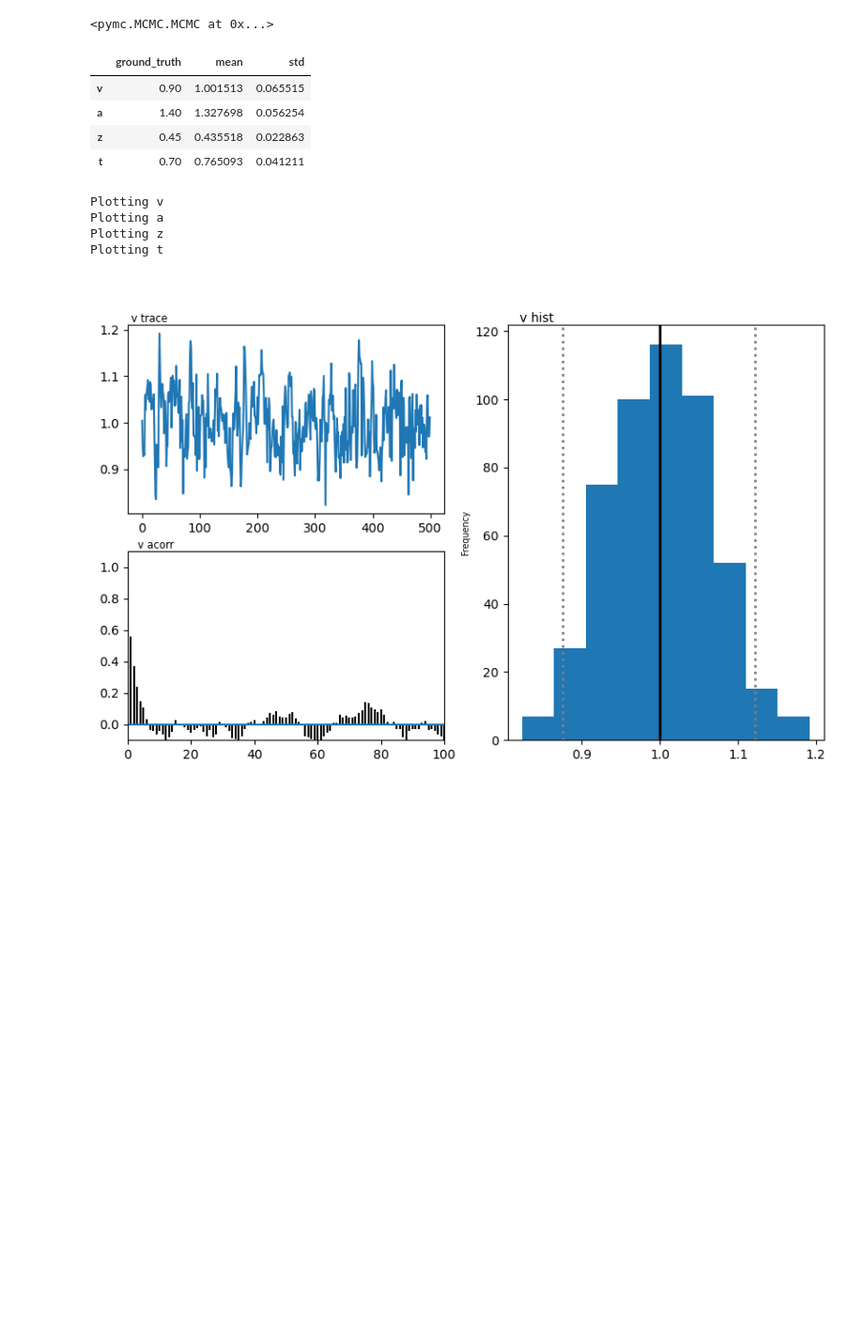
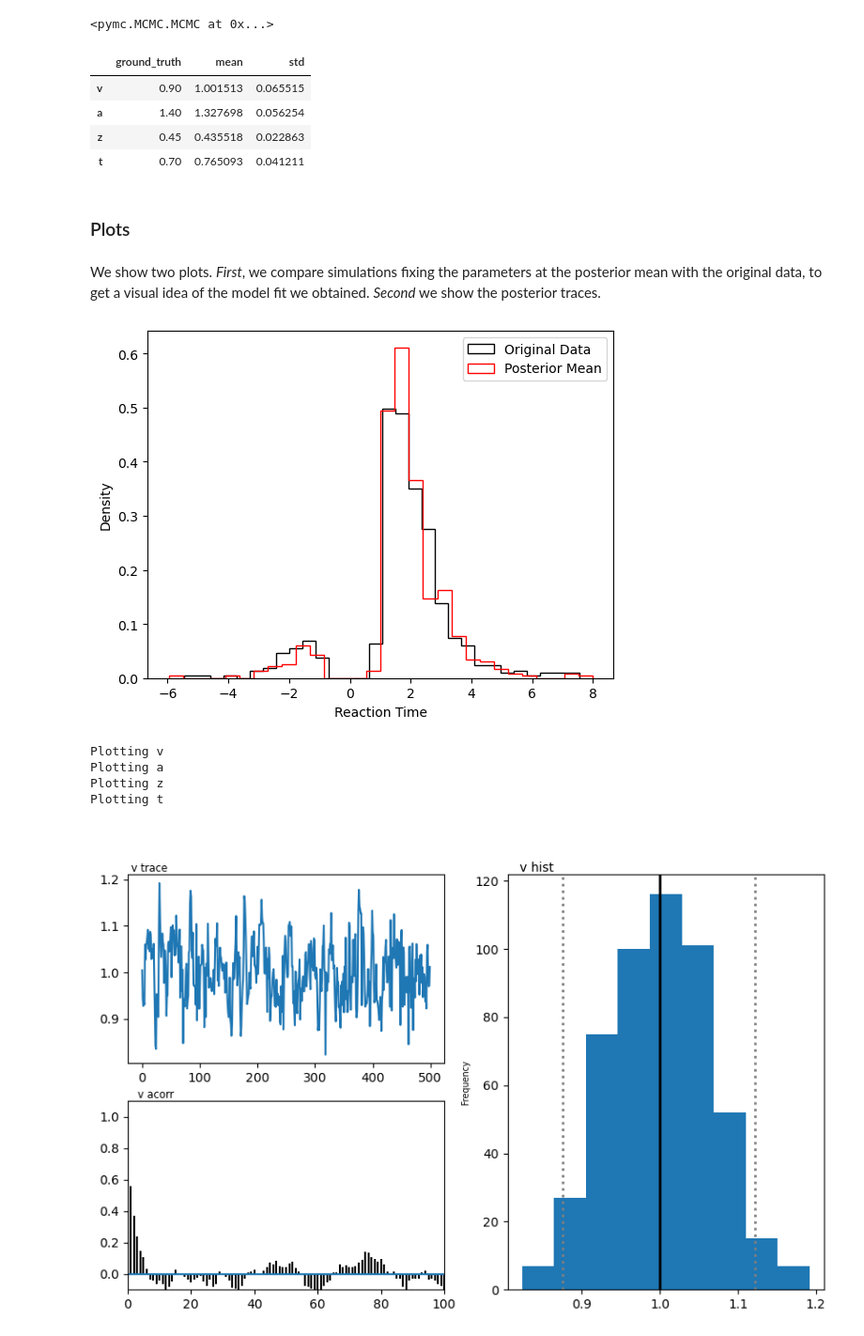
Before and after one commit to hddm-devs/hddm, a Jupyter notebook: hddm/examples/lan_to_hddm_end_to_end.ipynb, the cells around one changed output. Shown at 94% size. Saved outputs shown, nothing was run; the diff lists cells and outputs as text; code cells hidden in the pictures; blank space fills up the shorter version.

```diff
--- a/hddm/examples/lan_to_hddm_end_to_end.ipynb
+++ b/hddm/examples/lan_to_hddm_end_to_end.ipynb
@@ -436,6 +429,37 @@ tmp[['ground_truth', 'mean', 'std']]
 | a | 1.40 | 1.327698 | 0.056254 |
 | z | 0.45 | 0.435518 | 0.022863 |
 | t | 0.70 | 0.765093 | 0.041211 |
+# %% [markdown]
+### Plots
+# %% [markdown]
+We show two plots. *First*, we compare simulations fixing the parameters at the posterior mean with the original data, to get a visual idea of the model fit we obtained. *Second* we show the posterior traces.
+# %%
+# Compare simulations from posterior mean parameters
+# to original data
+data_post_mean = data = ssms.basic_simulators.simulator(model = model,
+                                                        theta = list(tmp['mean'].values),
+                                                        n_samples = 500)
+
+
+# Plotting the RTs
+plt.hist(data_df['rt'] * data_df['response'],
+         histtype = 'step',
+         color = 'black',
+         density = True,
+         bins = 30,
+         label = 'Original Data')
+plt.hist(data_post_mean['rts'] * data_post_mean['choices'],
+         histtype = 'step',
+         color = 'red',
+         density = True,
+         bins = 30,
+         label = 'Posterior Mean')
+plt.xlabel('Reaction Time')
+plt.ylabel('Density')
+plt.legend()
+plt.show()
+# %% [output]
+[figure, added]
 # %%
 import matplotlib
 import matplotlib.pyplot as plt
```
Also changed, not shown: parts of 5 cells of this notebook, 4 other files.
